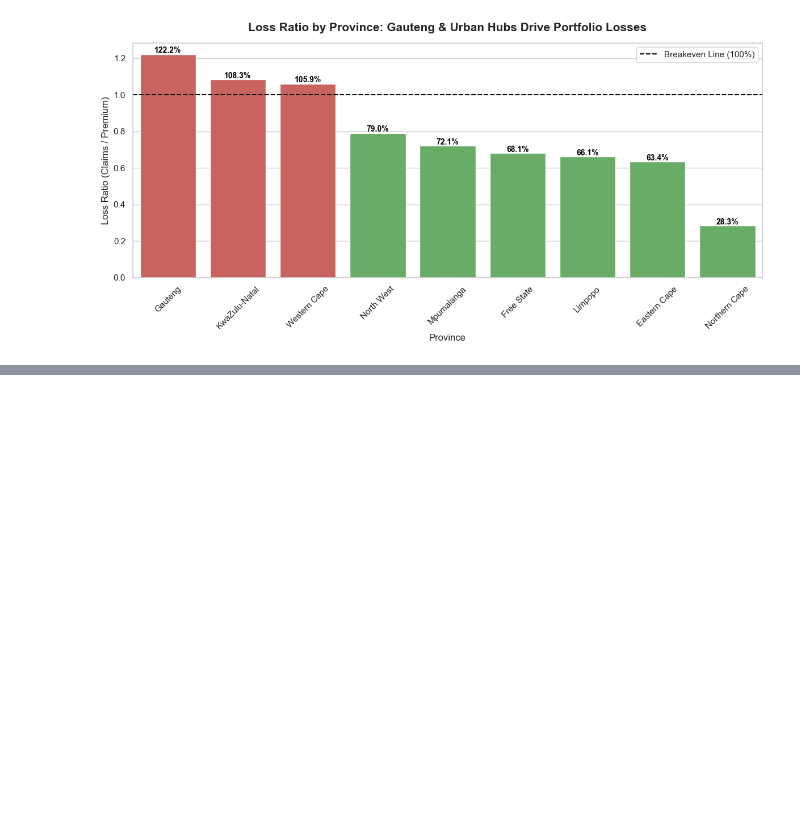
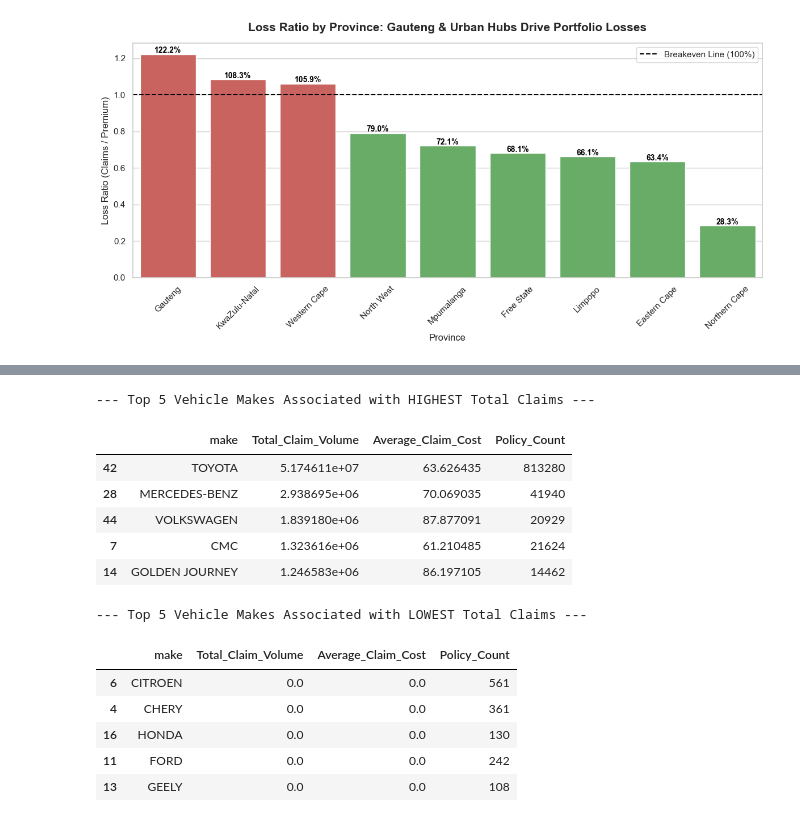
Before and after one commit to Elsh41/Insurance-Risk-Analytics, a Jupyter notebook: notebooks/01_eda.ipynb, the cells around one changed output, grey strips where cells are left out. Saved outputs shown, nothing was run; the diff lists cells and outputs as text; code cells hidden in the pictures; blank space fills up the shorter version.

```diff
--- a/notebooks/01_eda.ipynb
+++ b/notebooks/01_eda.ipynb
@@ -118,0 +181,31 @@ plt.show()
+# %%
+# Group by make to find total and average claims
+make_analysis = df.groupby('make').agg(
+    Total_Claim_Volume=('TotalClaims', 'sum'),
+    Average_Claim_Cost=('TotalClaims', 'mean'),
+    Policy_Count=('PolicyID', 'count')
+).reset_index()
+
+# Filter for makes with a meaningful sample size (e.g., more than 100 policies)
+reliable_makes = make_analysis[make_analysis['Policy_Count'] > 100]
+
+print("--- Top 5 Vehicle Makes Associated with HIGHEST Total Claims ---")
+display(reliable_makes.sort_values(by='Total_Claim_Volume', ascending=False).head(5))
+
+print("\n--- Top 5 Vehicle Makes Associated with LOWEST Total Claims ---")
+display(reliable_makes.sort_values(by='Total_Claim_Volume', ascending=True).head(5))
+# %% [output]
+--- Top 5 Vehicle Makes Associated with HIGHEST Total Claims ---
+|  | make | Total_Claim_Volume | Average_Claim_Cost | Policy_Count |
+| 42 | TOYOTA | 5.174611e+07 | 63.626435 | 813280 |
+| 28 | MERCEDES-BENZ | 2.938695e+06 | 70.069035 | 41940 |
+| 44 | VOLKSWAGEN | 1.839180e+06 | 87.877091 | 20929 |
+| 7 | CMC | 1.323616e+06 | 61.210485 | 21624 |
+| 14 | GOLDEN JOURNEY | 1.246583e+06 | 86.197105 | 14462 |
+--- Top 5 Vehicle Makes Associated with LOWEST Total Claims ---
+|  | make | Total_Claim_Volume | Average_Claim_Cost | Policy_Count |
+| 6 | CITROEN | 0.0 | 0.0 | 561 |
+| 4 | CHERY | 0.0 | 0.0 | 361 |
+| 16 | HONDA | 0.0 | 0.0 | 130 |
+| 11 | FORD | 0.0 | 0.0 | 242 |
+| 13 | GEELY | 0.0 | 0.0 | 108 |
```
Also changed, not shown: parts of 3 cells of this notebook, 1 other file.
